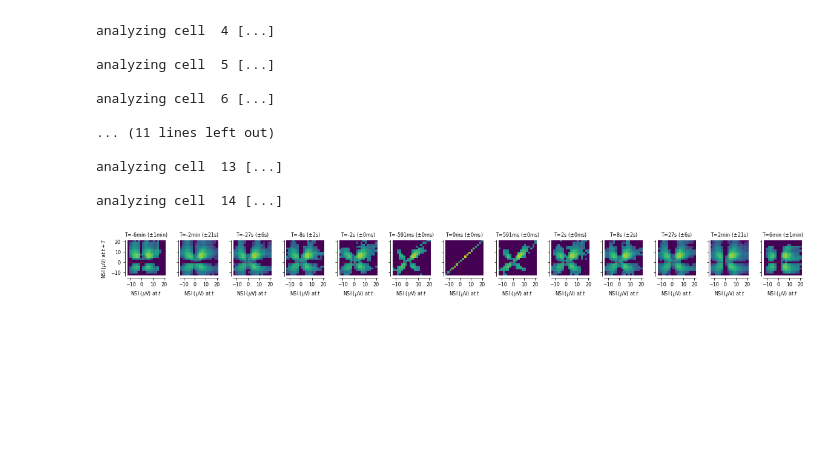
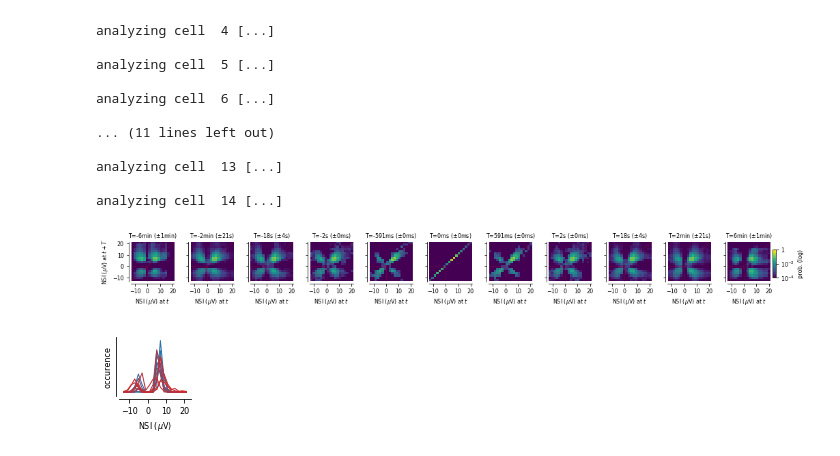
Before and after one commit to yzerlaut/NSI-paper, a Jupyter notebook: infra_slow_dyn.ipynb, the cells around one changed output. Cells and saved outputs as stored; diff of their text form; code cells hidden in the pictures; blank space fills up the shorter version.

Commit message:
working infra slow matrxi with legends

```diff
--- a/infra_slow_dyn.ipynb
+++ b/infra_slow_dyn.ipynb
@@ -166,7 +162,8 @@ def format_time(T, DT=0):
 
 def plot_T_dep_projec_of_joint_hist(data,
                                     lags=None,
-                                    min_proba=1e-4):
+                                    min_proba=1e-4,
+                                    colormap=viridis):
     """
 
     """
@@ -175,36 +172,58 @@ def plot_T_dep_projec_of_joint_hist(data,
         lags = data['time_shifts']
 
     fig, AX = figure(axes=(1,len(lags)), top=10., figsize=(.8,1.))
-
+    NSI_Bin = np.unique(data['NSI_at_t'])
 
     for lag, ax in zip(lags, AX):
 
         ilag = np.argmin((data['time_shifts']-lag)**2)
 
         norm = data['Time_Lagged_Joint_Histogram'][:,:,ilag, :].sum()
-        occur_fraction = np.log10(100.*data['Time_Lagged_Joint_Histogram'][:,:,ilag, :].sum(axis=2)/norm+min_proba)
+        occur_fraction = np.log10(data['Time_Lagged_Joint_Histogram'][:,:,ilag, :].sum(axis=2)/norm+min_proba)
 
         ax, acb = twoD_plot(data['NSI_at_t'].flatten(), data['NSI_at_t_T'].flatten(),
                             occur_fraction.flatten(),
+                            colormap=colormap,
                             ax=ax,
-                            vmin=np.log10(min_proba), vmax=2.,
+                            vmin=np.log10(min_proba), vmax=0.,
                             bar_legend=None)
 
         ax.plot(NSI_Bin, NSI_Bin, 'r:', lw=0.5)
         ax.plot([0,0,NSI_Bin[0]], [NSI_Bin[0],0, 0], 'r:', lw=0.5)
         ax.set_title('T='+format_time(data['time_shifts'][ilag])+" ($\pm$"+\
                      format_time(round(np.diff(data['time_shifts_edges'])[ilag]/2))+")")
 
         if ax==AX[0]:
             set_plot(ax, xlabel='NSI ($\mu$V) at $t$', ylabel='NSI ($\mu$V) at $t+T$')
         else:
             set_plot(ax, xlabel='NSI ($\mu$V) at $t$', ylabel='', yticks_labels=[])
 
     # then build a bar legend for the proba
-    AX[-1]
+    X = np.arange(-2, 1)*2
+    bar_legend(X,
+               AX[-1],
+               inset_rect=[1.05, .1, .08,.7],
+               colormap=colormap,
+               label='prob. (log)',
+               ticks_labels=['$10^{'+str(i)+'}$' for i in X[:-1]]+['1'],
+               bounds=[np.log10(min_proba), 0],
+               color_discretization=30)
 
     return fig
 
-fig = plot_T_dep_projec_of_joint_hist(data, lags=data['time_shifts'][1::3])
+lags = np.array([-351.,  -90.,
+                 -20.,
+                 -2.12139409,
+                 -0.59148238,    0.        ,    0.59148238,
+                 2.12139409,  20.,  90.,    351.])
+fig = plot_T_dep_projec_of_joint_hist(data, lags=lags)
 # %% [output]
-[figure, old version]
+[figure, new version]
+# %%
+colormap = get_linear_colormap(Blue, Red)
+NSI_Bin = np.unique(data['NSI_at_t'])
+fig, ax = plot(NSI_Bin, Y=data['Time_Lagged_Joint_Histogram'][np.arange(len(NSI_Bin)), np.arange(len(NSI_Bin)),\
+                                                         int(len(data['time_shifts'])/2), :].T, colormap=colormap)
+set_plot(ax, yticks=[], ylabel='occurence', xlabel='NSI ($\mu$V)')
+# %% [output]
+[figure, added]
```
Also changed, not shown: parts of 2 cells of this notebook.
